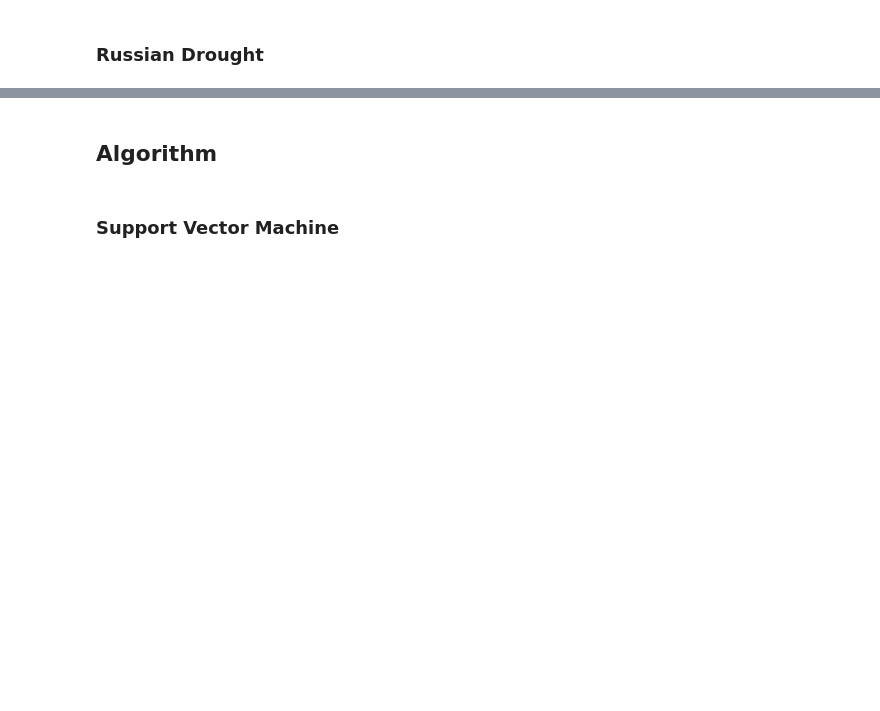
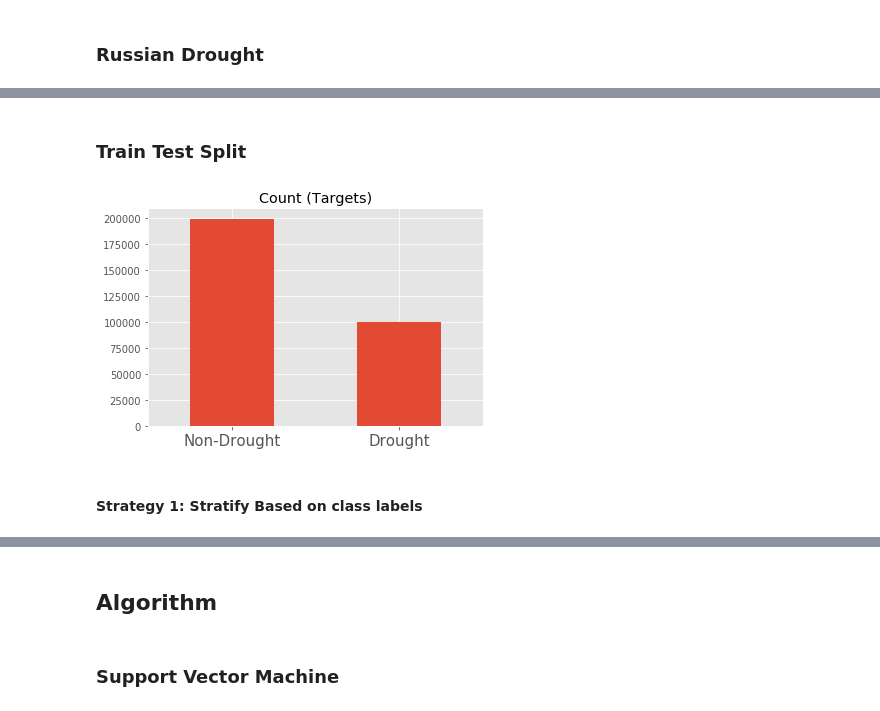
Before and after one commit to IPL-UV/sakame, a Jupyter notebook: notebooks/classification/esdc_app/1.0_walkthrough.ipynb, the cells around one changed output, grey strips where cells are left out. Saved outputs shown, nothing was run; the diff lists cells and outputs as text; code cells hidden in the pictures; blank space fills up the shorter version.

```diff
--- a/notebooks/classification/esdc_app/1.0_walkthrough.ipynb
+++ b/notebooks/classification/esdc_app/1.0_walkthrough.ipynb
@@ -153,0 +95,2 @@ RHW_duration.nc  RHW_GPP.nc
+# %%
+cube_russia_summer = dict(list(cube_russia.groupby('time.season')))['JJA']
@@ -153,0 +99,11 @@ RHW_duration.nc  RHW_GPP.nc
+# %%
+df_russia = extract_df(cube_russia_summer)
+# %% [markdown]
+### Train Test Split
+# %%
+fig, ax = plt.subplots()
+df_russia.drought.value_counts().plot(ax=ax, kind='bar', title='Count (Targets)')
+ax.set_xticklabels(['Non-Drought', 'Drought'], rotation='horizontal', fontsize=15)
+plt.show()
+# %% [output]
+[figure, added]
@@ -153,0 +112,2 @@ RHW_duration.nc  RHW_GPP.nc
+# %% [markdown]
+#### Strategy 1: Stratify Based on class labels
```
Also changed, not shown: parts of 24 cells of this notebook, 4 other files.
